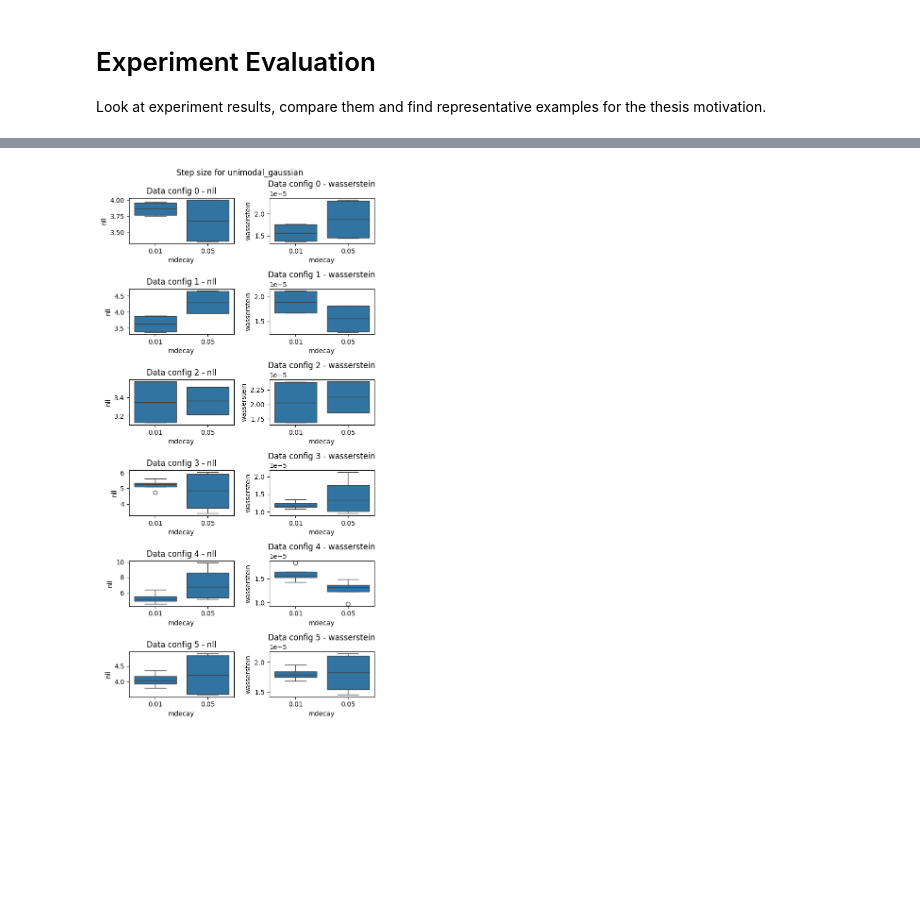
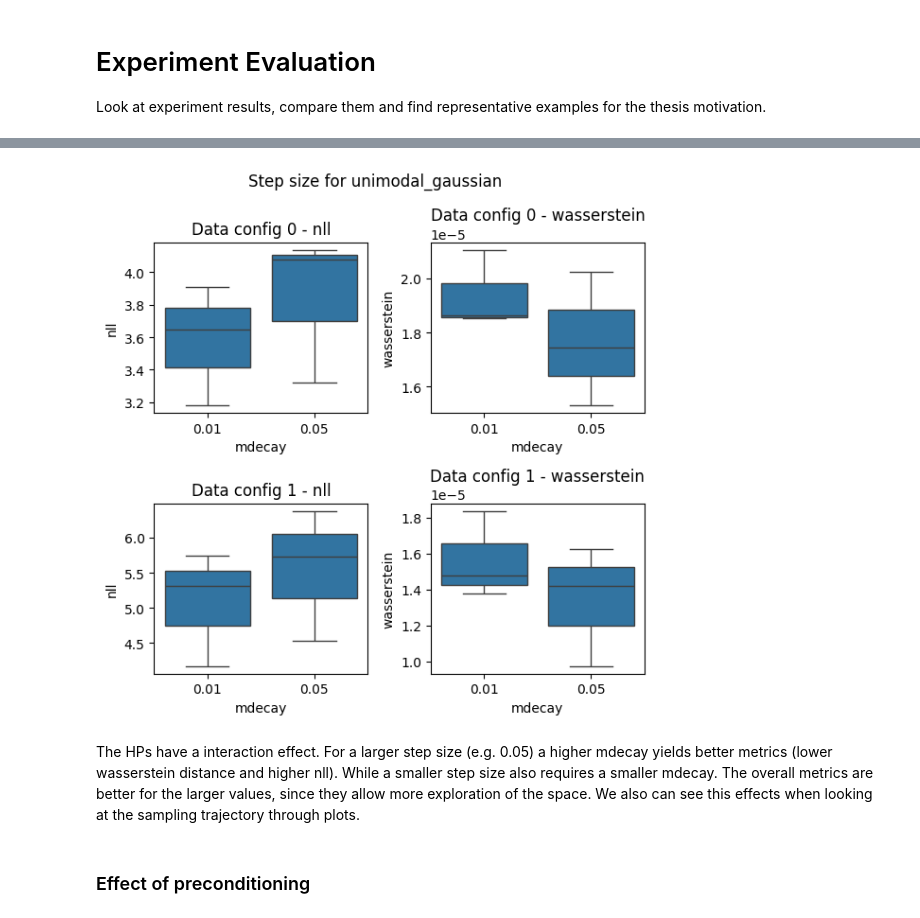
Before and after one commit to mo374z/enhancing-sgmcmc, a Jupyter notebook: notebooks/evaluate_experiments.ipynb, the cells around one changed output, grey strips where cells are left out. Saved outputs shown, nothing was run; the diff lists cells and outputs as text; code cells hidden in the pictures; blank space fills up the shorter version.

```diff
--- a/notebooks/evaluate_experiments.ipynb
+++ b/notebooks/evaluate_experiments.ipynb
@@ -15,20 +41,4 @@ os.chdir("..")
 ### Load Experiment Results
 # %%
 experiment_name = "unimodal_gaussian"
-
-path = f"results\\{experiment_name}\\**\\"
-files = glob(path + "*.yaml", recursive=True)
-
-df = pd.DataFrame()
-for file in files:
-    # flatten yaml and convert to dataframe (concat column names with _)
-    df_temp = yaml.load(open(file), Loader=yaml.FullLoader)
-    # flatten the dictionary
-    df_temp = pd.json_normalize(df_temp, sep="_")
-
-    # add file name as column
-    df_temp["file"] = file.split("/")[-1]
-    # add to dataframe
-    df = pd.concat([df, df_temp], ignore_index=True)
-
-df
+df = load_experiment_data(experiment_name)
@@ -54,4 +45 @@ df
-# %%
-# rename columns with prefix "parameters_"
-df = df.rename(columns=lambda x: x.replace("parameters_", "").replace("results_metrics_", ""))
 # %% [markdown]
@@ -71,18 +51,19 @@ Index(['data_config_id', 'experiment_id', 'experiment_name', 'seed',
 metrics = ["nll", "wasserstein"]
 param = "step_size"
 
-fig, axs = plt.subplots(max(df["data_config_id"]) + 1, 2, figsize=(6, 12))
+fig, axs = plt.subplots(max(df["data_config_id"]) + 1, 2, figsize=(6, 6))
 fig.suptitle(f"Step size for {experiment_name}")
 for data_idx in df["data_config_id"].unique():
     for i, metric in enumerate(metrics):
         # filter dataframe for the current data_config_id and metric
         df_temp = df[df["data_config_id"] == data_idx]
 
-        # # only evaluate where mdecay= 0.01
-        # df_temp = df_temp[df_temp["mdecay"] == 0.01]
+        # only evaluate if preconditioning was the identity matrix
+        df_temp = df_temp[df_temp["init_m"].apply(lambda x: x == [1.0, 1.0])]
 
         sns.boxplot(data=df_temp, x=param, y=metric, ax=axs[data_idx, i])
         axs[data_idx, i].set_title(f"Data config {data_idx} - {metric}")
 
 plt.tight_layout()
+plt.savefig(f"thesis/figures/{experiment_name}_step_size.png", dpi=300, bbox_inches="tight")
 # %% [output]
@@ -90,15 +71,23 @@ plt.tight_layout()
 # %%
 param = "mdecay"
 
-fig, axs = plt.subplots(max(df["data_config_id"]) + 1, 2, figsize=(6, 12))
+fig, axs = plt.subplots(max(df["data_config_id"]) + 1, 2, figsize=(6, 6))
 fig.suptitle(f"Step size for {experiment_name}")
 for data_idx in df["data_config_id"].unique():
     for i, metric in enumerate(metrics):
-        sns.boxplot(
-            data=df[df["data_config_id"] == data_idx], x=param, y=metric, ax=axs[data_idx, i]
-        )
+        df_temp = df[df["data_config_id"] == data_idx]
+
+        # filter to only one distinct step size
+        df_temp = df_temp[df_temp["step_size"] == 0.05]
+
+        df_temp = df_temp[df_temp["init_m"].apply(lambda x: x == [1.0, 1.0])]
+
+        sns.boxplot(data=df_temp, x=param, y=metric, ax=axs[data_idx, i])
         axs[data_idx, i].set_title(f"Data config {data_idx} - {metric}")
 
 plt.tight_layout()
+plt.savefig(f"thesis/figures/{experiment_name}_mdecay.png", dpi=300, bbox_inches="tight")
 # %% [output]
-[figure, old version]
+[figure, new version]
+# %% [markdown]
+The HPs have a interaction effect. For a larger step size (e.g. 0.05) a higher mdecay yields better metrics (lower wasserstein distance and higher nll). While a smaller step size also requires a smaller mdecay. The overall metrics are better for the larger values, since they allow more exploration of the space. We also can see this effects when looking at the sampling trajectory through plots.
@@ -104,0 +113,2 @@ plt.tight_layout()
+# %% [markdown]
+### Effect of preconditioning
```
Also changed, not shown: parts of 14 cells of this notebook, 4 other files.
